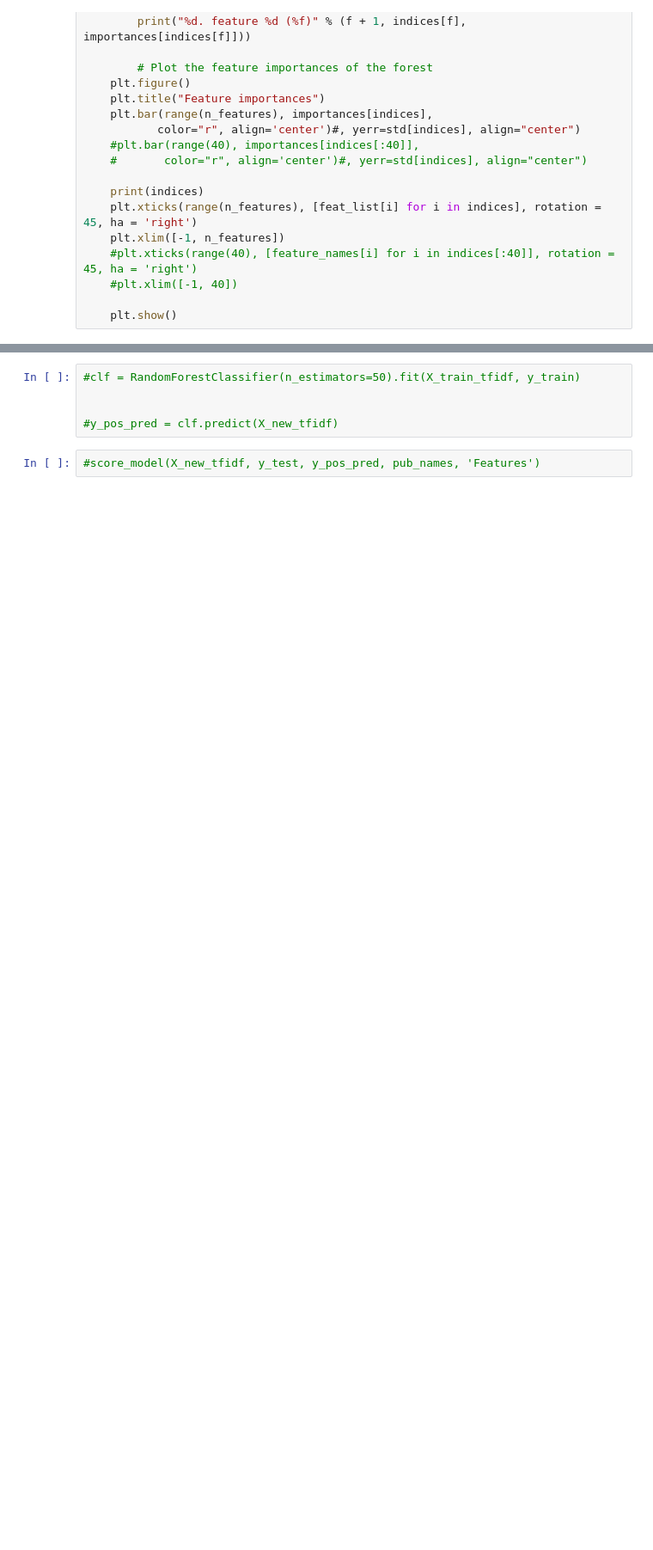
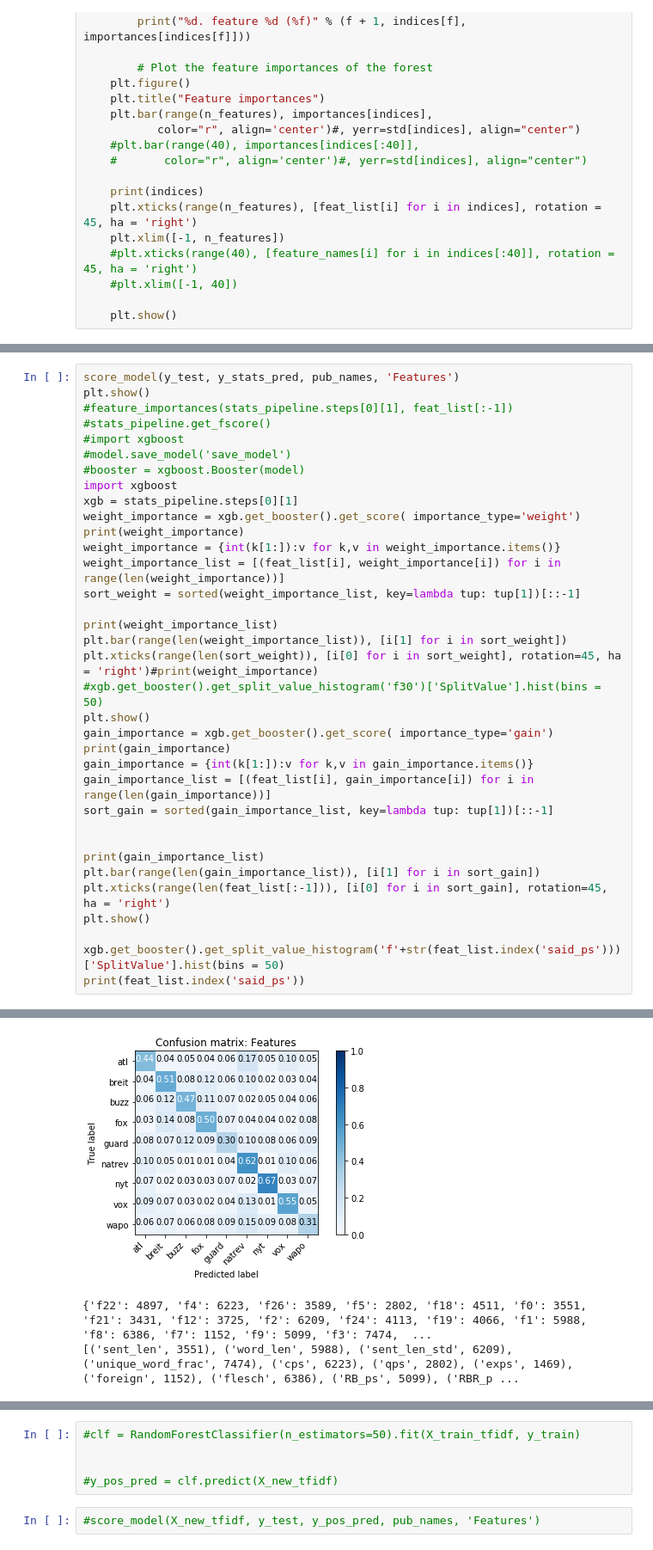
Before and after one commit to jwymbs23/insight, a Jupyter notebook: classify.ipynb, the cells around one changed output, grey strips where cells are left out. Shown: that part at 86% size. Drawn from its saved outputs; the diff is of its cells as text; blank space fills up the shorter version.

```diff
--- a/classify.ipynb
+++ b/classify.ipynb
@@ -364,0 +576,36 @@ y_stats_pred = stats_pipeline.predict(X_stats_test)
+# %%
+score_model(y_test, y_stats_pred, pub_names, 'Features')
+plt.show()
+#feature_importances(stats_pipeline.steps[0][1], feat_list[:-1])
+#stats_pipeline.get_fscore()
+#import xgboost
+#model.save_model('save_model')
+#booster = xgboost.Booster(model)
+import xgboost
+xgb = stats_pipeline.steps[0][1]
+weight_importance = xgb.get_booster().get_score( importance_type='weight')
+print(weight_importance)
+weight_importance = {int(k[1:]):v for k,v in weight_importance.items()}
+weight_importance_list = [(feat_list[i], weight_importance[i]) for i in range(len(weight_importance))]
+sort_weight = sorted(weight_importance_list, key=lambda tup: tup[1])[::-1]
+
+print(weight_importance_list)
+plt.bar(range(len(weight_importance_list)), [i[1] for i in sort_weight])
+plt.xticks(range(len(sort_weight)), [i[0] for i in sort_weight], rotation=45, ha = 'right')#print(weight_importance)
+#xgb.get_booster().get_split_value_histogram('f30')['SplitValue'].hist(bins = 50)
+plt.show()
+gain_importance = xgb.get_booster().get_score( importance_type='gain')
+print(gain_importance)
+gain_importance = {int(k[1:]):v for k,v in gain_importance.items()}
+gain_importance_list = [(feat_list[i], gain_importance[i]) for i in range(len(gain_importance))]
+sort_gain = sorted(gain_importance_list, key=lambda tup: tup[1])[::-1]
+
+
+print(gain_importance_list)
+plt.bar(range(len(gain_importance_list)), [i[1] for i in sort_gain])
+plt.xticks(range(len(feat_list[:-1])), [i[0] for i in sort_gain], rotation=45, ha = 'right')
+plt.show()
+
+xgb.get_booster().get_split_value_histogram('f'+str(feat_list.index('said_ps')))['SplitValue'].hist(bins = 50)
+print(feat_list.index('said_ps'))
+# %% [output]
@@ -364,0 +622,3 @@ y_stats_pred = stats_pipeline.predict(X_stats_test)
+[figure, added]
+{'f22': 4897, 'f4': 6223, 'f26': 3589, 'f5': 2802, 'f18': 4511, 'f0': 3551, 'f21': 3431, 'f12': 3725, 'f2': 6209, 'f24': 4113, 'f19': 4066, 'f1': 5988, 'f8': 6386, 'f7': 1152, 'f9': 5099, 'f3': 7474,  ...
+[('sent_len', 3551), ('word_len', 5988), ('sent_len_std', 6209), ('unique_word_frac', 7474), ('cps', 6223), ('qps', 2802), ('exps', 1469), ('foreign', 1152), ('flesch', 6386), ('RB_ps', 5099), ('RBR_p ...
```
Also changed, not shown: parts of 31 cells of this notebook, 12 other files.
